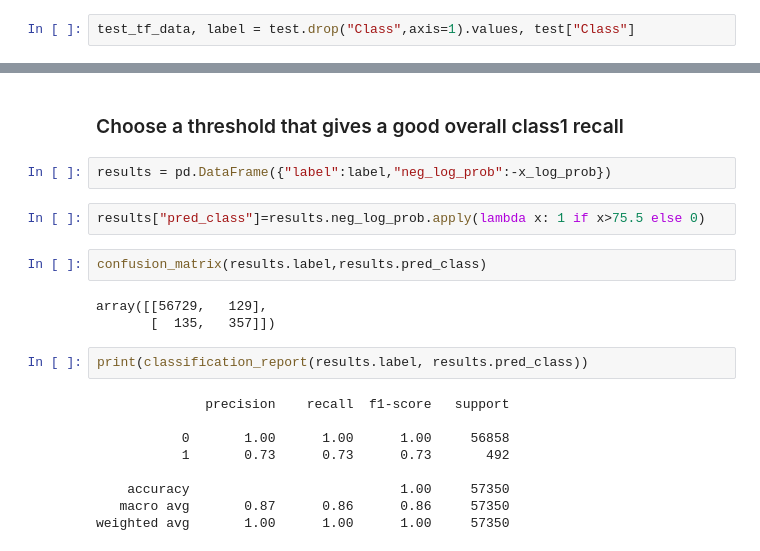
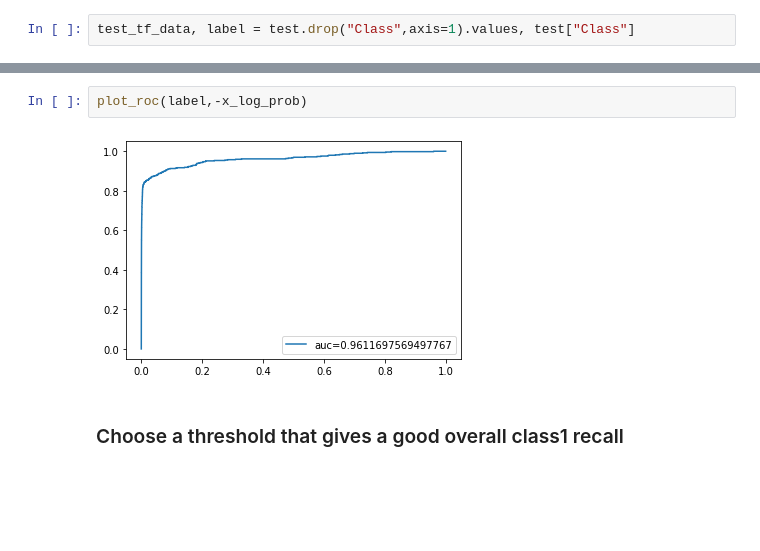
Before and after one commit to mzhou356/creditCardFraud, a Jupyter notebook: notebooks/VariationalAutoEncoder.ipynb, the cells around one changed output, grey strips where cells are left out. Saved outputs shown, nothing was run; the diff lists cells and outputs as text; blank space fills up the shorter version.

```diff
--- a/notebooks/VariationalAutoEncoder.ipynb
+++ b/notebooks/VariationalAutoEncoder.ipynb
@@ -230,22 +216,6 @@ plt.show()
+# %%
+plot_roc(label,-x_log_prob)
+# %% [output]
+[figure, added]
 # %% [markdown]
 ### Choose a threshold that gives a good overall class1 recall
-# %%
-results = pd.DataFrame({"label":label,"neg_log_prob":-x_log_prob})
-# %%
-results["pred_class"]=results.neg_log_prob.apply(lambda x: 1 if x>75.5 else 0)
-# %%
-confusion_matrix(results.label,results.pred_class)
-# %% [output]
-array([[56729,   129],
-       [  135,   357]])
-# %%
-print(classification_report(results.label, results.pred_class))
-# %% [output]
-              precision    recall  f1-score   support
-
-           0       1.00      1.00      1.00     56858
-           1       0.73      0.73      0.73       492
-
-    accuracy                           1.00     57350
-   macro avg       0.87      0.86      0.86     57350
-weighted avg       1.00      1.00      1.00     57350
```
Also changed, not shown: parts of 12 cells of this notebook, 1 other file.
